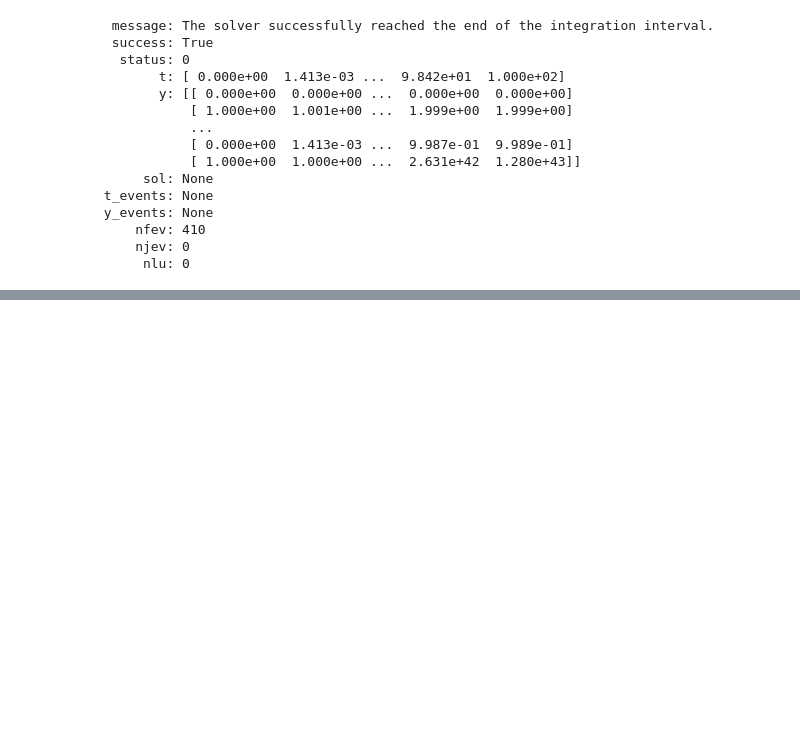
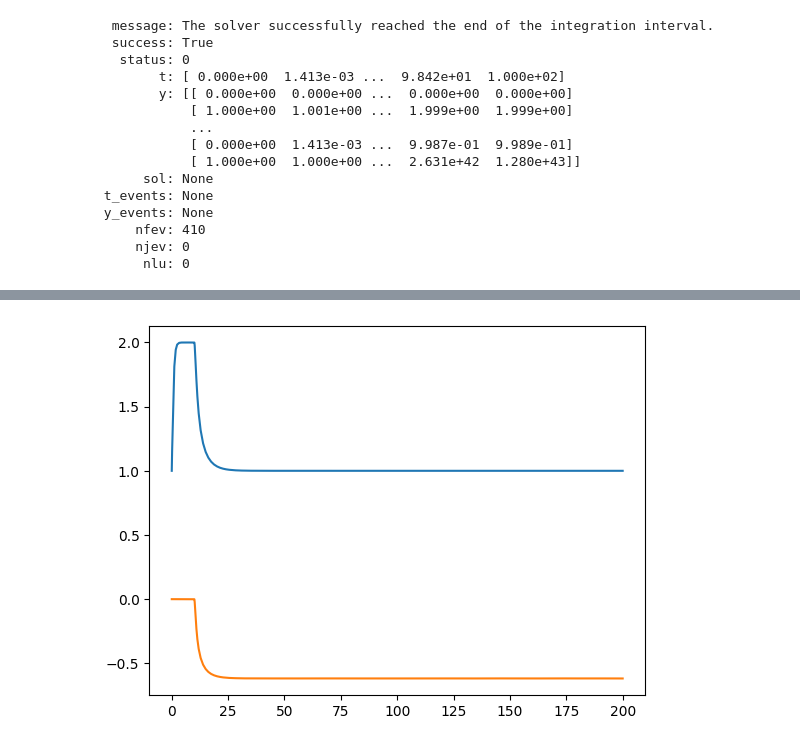
Before and after one commit to erezli/RiboTargettingAbx, a Jupyter notebook: simulations.ipynb, the cells around one changed output, grey strips where cells are left out. Cells and saved outputs as stored; diff of their text form; code cells hidden in the pictures; blank space fills up the shorter version.

```diff
--- a/simulations.ipynb
+++ b/simulations.ipynb
@@ -51,0 +60,16 @@ ValueError: x and y must have same first dimension, but have shapes (67,) and (5
+# %%
+param = {"ribo_min": 0,
+         "p_in": 1,
+         "p_out": 1,
+         "k_on": 1,
+         "k_off": 0,
+         "alpha": 1,
+         "beta": 1,
+         "gama": 1,
+         "abx_env": 1,
+         "t_start": 10,
+         "t_end": -1}
+my_sim = Cell(**param)
+# %%
+initial_conditions = [0, 1, 0, 0, 1] # internal antibiotics, unbound ribosomes, bound ribosomes, precursors, cell volume
+time_series = my_sim.cell_growth(initial_conditions, length=200, methods="RK45")
@@ -51,0 +94,6 @@ ValueError: x and y must have same first dimension, but have shapes (67,) and (5
+# %%
+plt.plot(time_series.t, time_series.y[1])
+plt.plot(time_series.t, time_series.y[2])
+plt.show()
+# %% [output]
+[figure, added]
```
Also changed, not shown: parts of 5 cells of this notebook, 1 other file.
